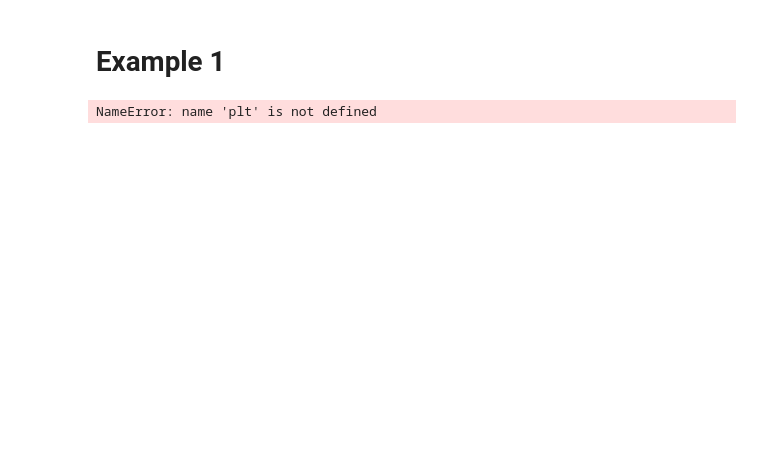
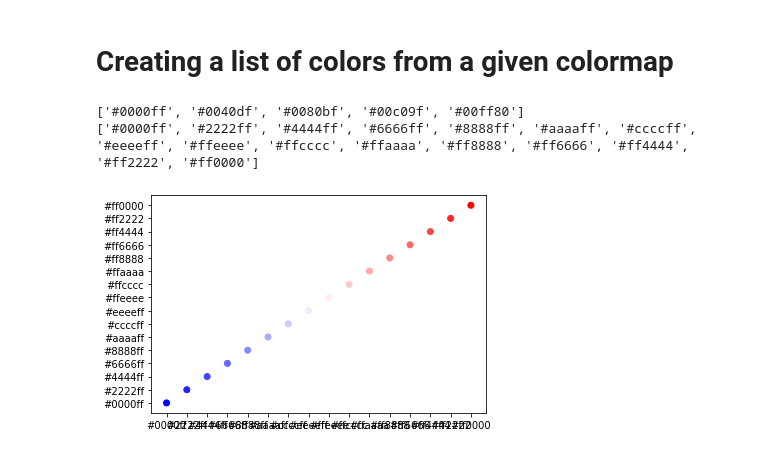
Before and after one commit to binodbhttr/mycolorpy, a Jupyter notebook: usage_example.ipynb, the cells around one changed output. Cells and saved outputs as stored; diff of their text form; code cells hidden in the pictures; blank space fills up the shorter version.

Commit message:
updated usage_example notebook

```diff
--- a/usage_example.ipynb
+++ b/usage_example.ipynb
@@ -3,20 +3,22 @@ from mycolorpy import colorlist as mcp
 import numpy as np
 from matplotlib import pyplot as plt
 from numpy import random
-# %% [markdown]
-# Example 1
+# %% [markdown]
+# Creating a list of colors from a given colormap
 # %%
 '''%%!
 This example shows how to obtain an equally distributed set of colors from a given colormap.
-The function gen_color takes two arguments: see_map and n
-see_map is any cmap value from matplotlib: https://matplotlib.org/stable/tutorials/colors/colormaps.html
+The function gen_color takes two arguments: cmap and n
+cmap is any cmap value from matplotlib: https://matplotlib.org/stable/tutorials/colors/colormaps.html
 n= number of color you want from that colormap range
 '''
-color1=mcp.gen_color(see_map="winter",n=5)
+color1=mcp.gen_color(cmap="winter",n=5)
 print(color1)
 #plt.scatter(color1,color1,c=color1)
-color2=mcp.gen_color(see_map="bwr",n=16)
+color2=mcp.gen_color(cmap="bwr",n=16)
 plt.scatter(color2,color2,c=color2)
 print(color2)
 # %% [output]
-NameError: name 'plt' is not defined
+['#0000ff', '#0040df', '#0080bf', '#00c09f', '#00ff80']
+['#0000ff', '#2222ff', '#4444ff', '#6666ff', '#8888ff', '#aaaaff', '#ccccff', '#eeeeff', '#ffeeee', '#ffcccc', '#ffaaaa', '#ff8888', '#ff6666', '#ff4444', '#ff2222', '#ff0000']
+[figure, added]
```
Also changed, not shown: parts of 5 cells of this notebook, 5 other files.
